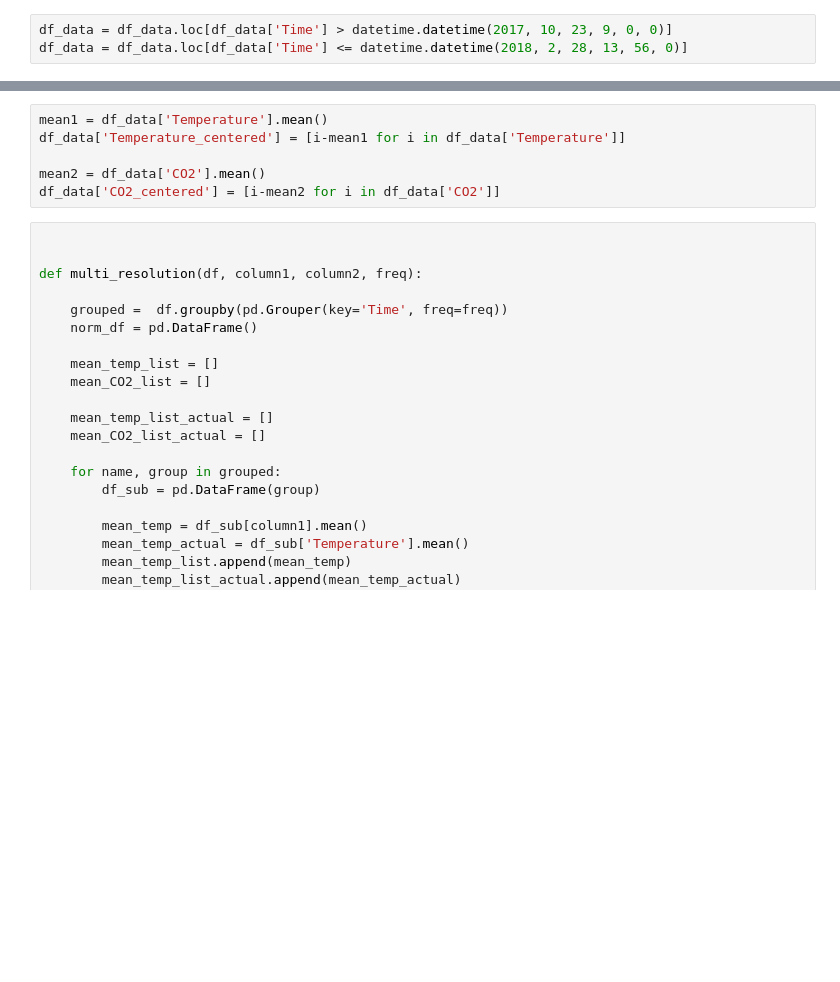
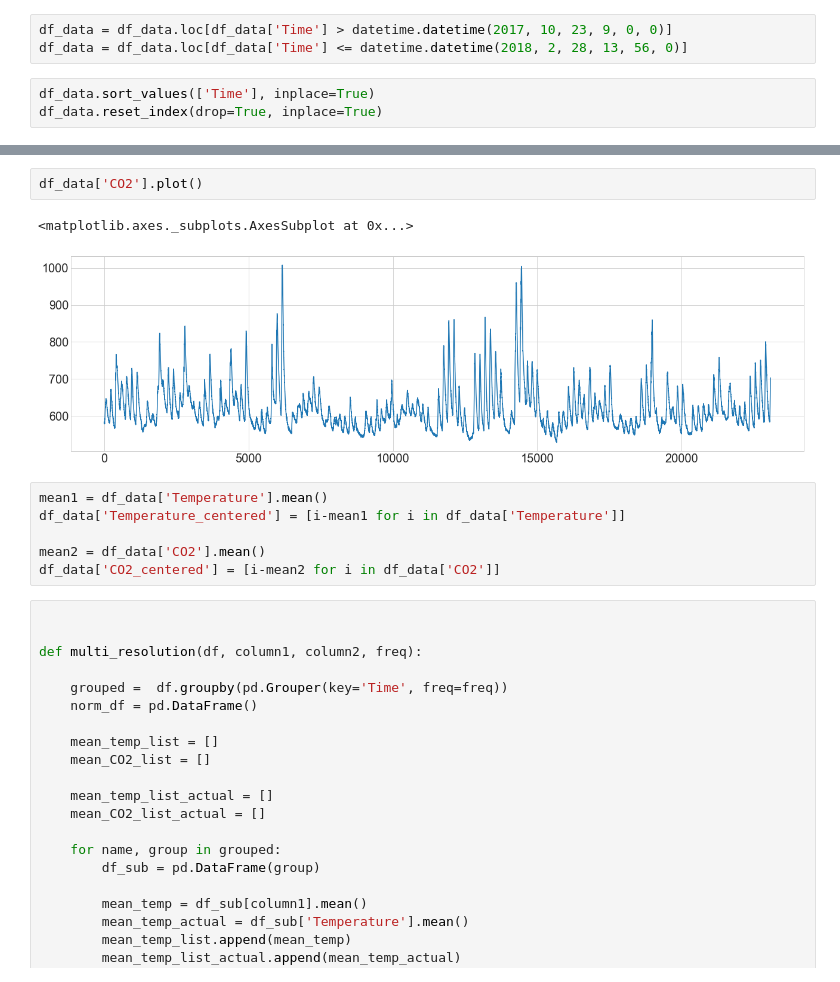
Before and after one commit to palindrome6/modelling_and_simulation, a Jupyter notebook: Signal_analysis.ipynb, the cells around one changed output, grey strips where cells are left out. Drawn from its saved outputs; the diff is of its cells as text; blank space fills up the shorter version.

```diff
--- a/Signal_analysis.ipynb
+++ b/Signal_analysis.ipynb
@@ -133,3 +156,6 @@ df_data.sort_values(['Time'], inplace=True)
 # %%
 df_data = df_data.loc[df_data['Time'] > datetime.datetime(2017, 10, 23, 9, 0, 0)]
 df_data = df_data.loc[df_data['Time'] <= datetime.datetime(2018, 2, 28, 13, 56, 0)]
+# %%
+df_data.sort_values(['Time'], inplace=True)
+df_data.reset_index(drop=True, inplace=True)
@@ -136,3 +175,8 @@ df_data = df_data.loc[df_data['Time'] <= datetime.datetime(2018, 2, 28, 13, 56,
+# %%
+df_data['CO2'].plot()
+# %% [output]
+<matplotlib.axes._subplots.AxesSubplot at 0x...>
+[figure, added]
 # %%
 mean1 = df_data['Temperature'].mean()
 df_data['Temperature_centered'] = [i-mean1 for i in df_data['Temperature']]
```
Also changed, not shown: parts of 35 cells of this notebook.
